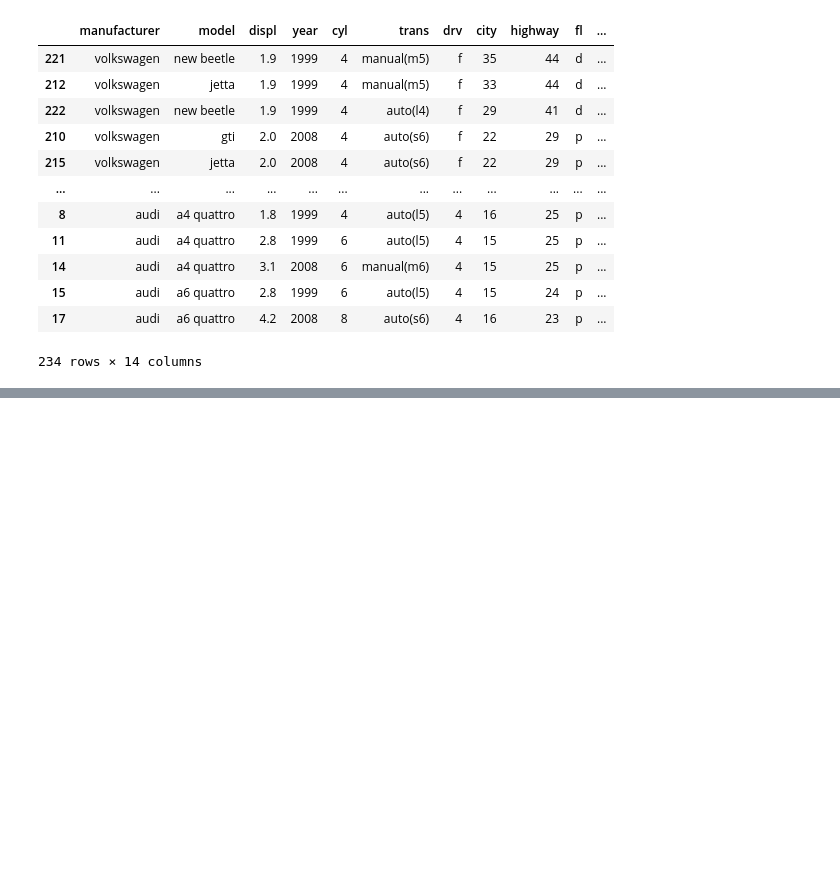
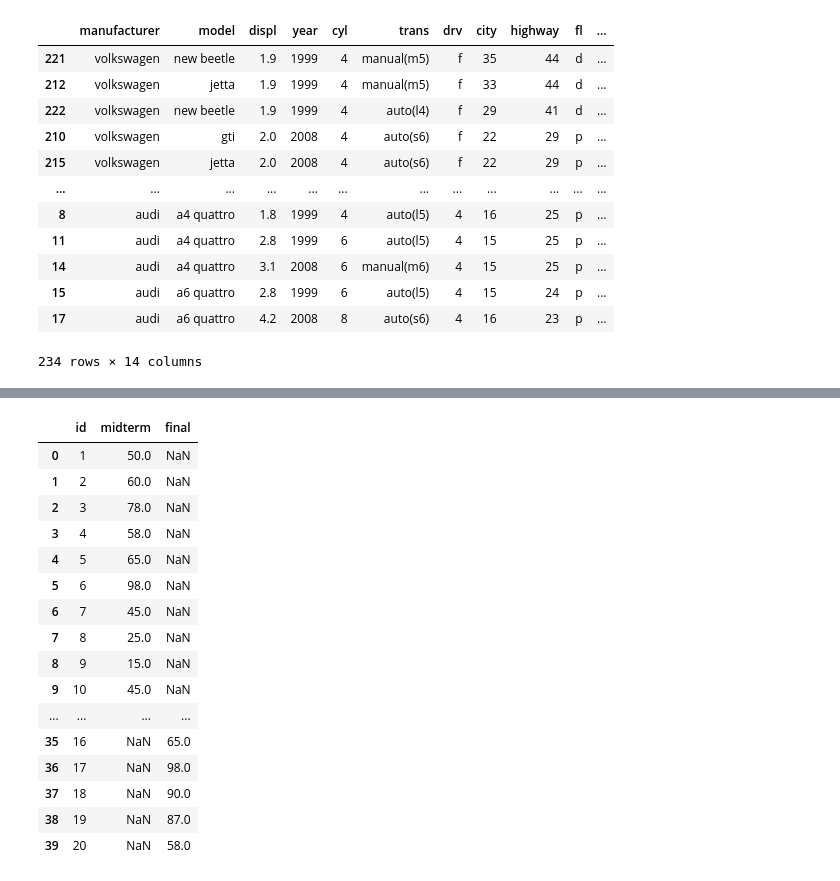
Before and after one commit to 1anminJ/2024-2_python, a Jupyter notebook: week4/week4.ipynb, the cells around one changed output, grey strips where cells are left out. Saved outputs shown, nothing was run; the diff lists cells and outputs as text; code cells hidden in the pictures; blank space fills up the shorter version.

```diff
--- a/week4/week4.ipynb
+++ b/week4/week4.ipynb
@@ -144,0 +320,20 @@ mpg.sort_values(['manufacturer','total'], ascending=False)
+# %%
+pd.concat([midterm, final], ignore_index=True)
+# %% [output]
+|  | id | midterm | final |
+| 0 | 1 | 50.0 | NaN |
+| 1 | 2 | 60.0 | NaN |
+| 2 | 3 | 78.0 | NaN |
+| 3 | 4 | 58.0 | NaN |
+| 4 | 5 | 65.0 | NaN |
+| 5 | 6 | 98.0 | NaN |
+| 6 | 7 | 45.0 | NaN |
+| 7 | 8 | 25.0 | NaN |
+| 8 | 9 | 15.0 | NaN |
+| 9 | 10 | 45.0 | NaN |
+| ... | ... | ... | ... |
+| 35 | 16 | NaN | 65.0 |
+| 36 | 17 | NaN | 98.0 |
+| 37 | 18 | NaN | 90.0 |
+| 38 | 19 | NaN | 87.0 |
+| 39 | 20 | NaN | 58.0 |
```
Also changed, not shown: parts of 9 cells of this notebook, 4 other files.
